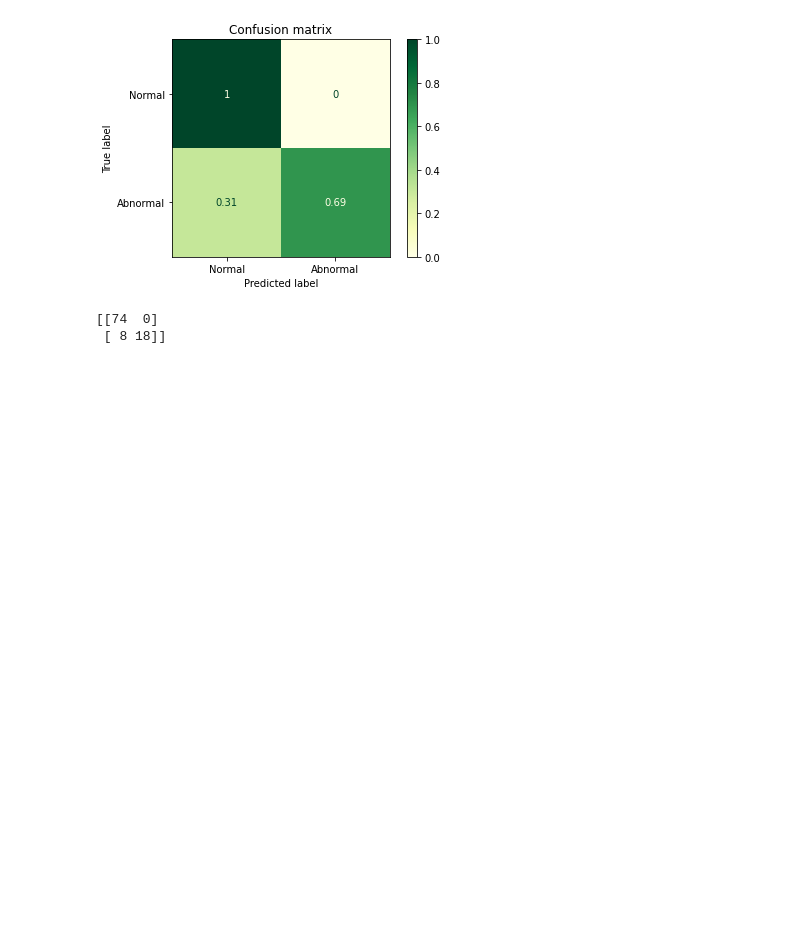
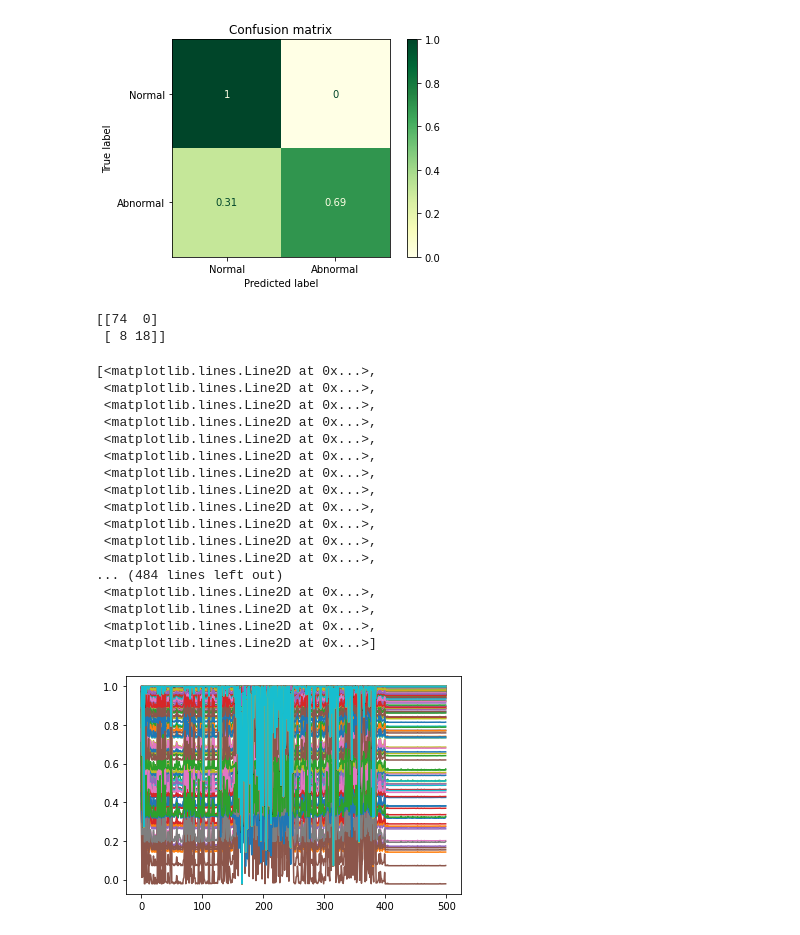
Before and after one commit to msadeqsirjani/eeg-based-epilepsy-detection, a Jupyter notebook: src/app.ipynb, the cells around one changed output. Cells and saved outputs as stored; diff of their text form; code cells hidden in the pictures; blank space fills up the shorter version.

Commit message:
feat: add features correlation

```diff
--- a/src/app.ipynb
+++ b/src/app.ipynb
@@ -802,3 +803,26 @@ print(confusion_matrix(y_test, y_prediction))
 [figure]
 [[74  0]
  [ 8 18]]
+# %%
+#calculate correlation of each feature and compare it with other features
+correlation = np.corrcoef(new_x)
+plt.plot(correlation)
+# %% [output]
+[<matplotlib.lines.Line2D at 0x...>,
+ <matplotlib.lines.Line2D at 0x...>,
+ <matplotlib.lines.Line2D at 0x...>,
+ <matplotlib.lines.Line2D at 0x...>,
+ <matplotlib.lines.Line2D at 0x...>,
+ <matplotlib.lines.Line2D at 0x...>,
+ <matplotlib.lines.Line2D at 0x...>,
+ <matplotlib.lines.Line2D at 0x...>,
+ <matplotlib.lines.Line2D at 0x...>,
+ <matplotlib.lines.Line2D at 0x...>,
+ <matplotlib.lines.Line2D at 0x...>,
+ <matplotlib.lines.Line2D at 0x...>,
+... (484 lines left out)
+ <matplotlib.lines.Line2D at 0x...>,
+ <matplotlib.lines.Line2D at 0x...>,
+ <matplotlib.lines.Line2D at 0x...>,
+ <matplotlib.lines.Line2D at 0x...>]
+[figure, added]
```
Also changed, not shown: parts of 7 cells of this notebook.
